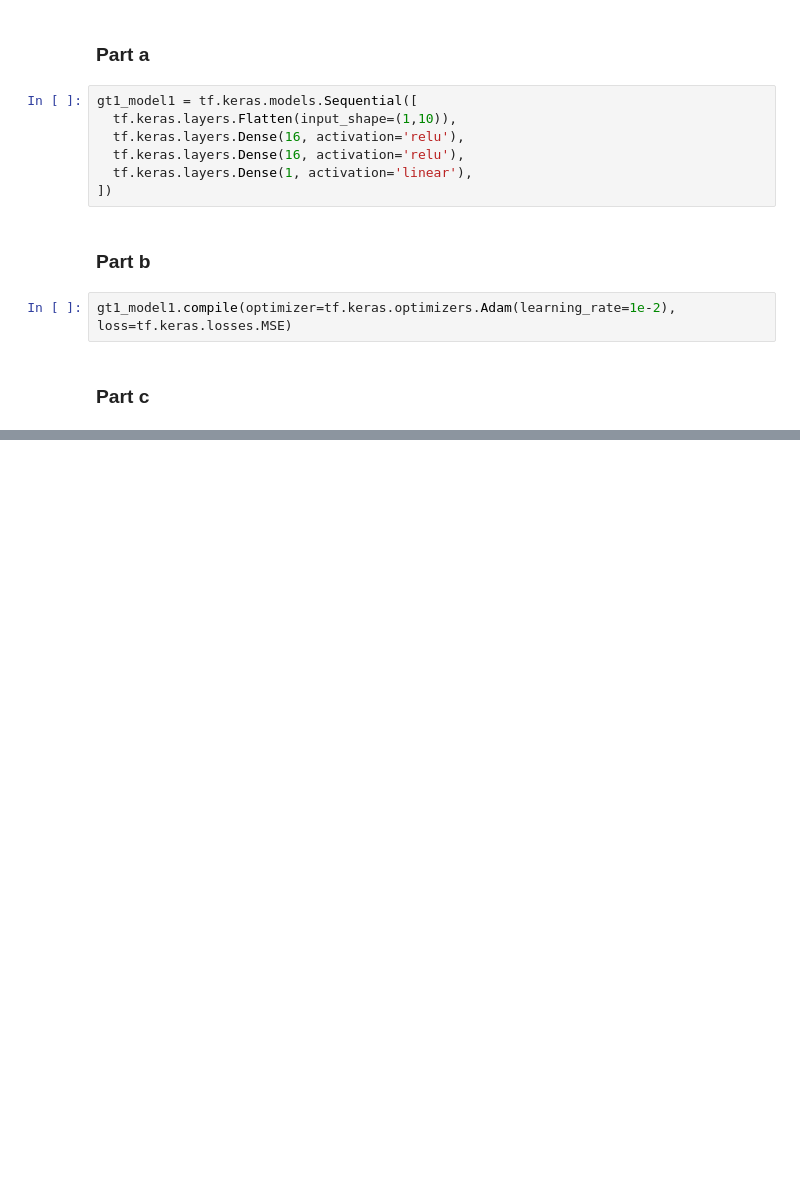
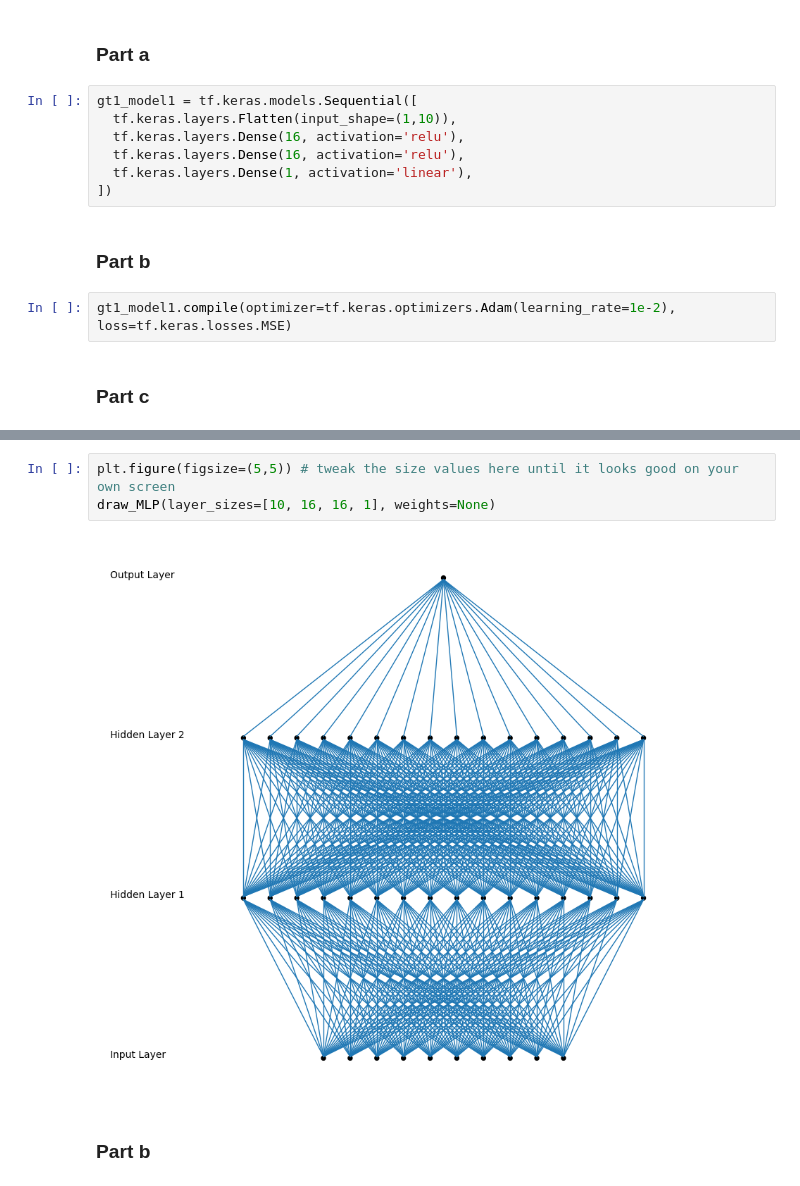
Before and after one commit to anaconda121/Deep-Learning, a Jupyter notebook: Tensorflow/Regression_Mini_Project.ipynb, the cells around one changed output, grey strips where cells are left out. Drawn from its saved outputs; the diff is of its cells as text; blank space fills up the shorter version.

```diff
--- a/Tensorflow/Regression_Mini_Project.ipynb
+++ b/Tensorflow/Regression_Mini_Project.ipynb
@@ -82,0 +202,7 @@ Epoch 100/100
+# %%
+plt.figure(figsize=(5,5)) # tweak the size values here until it looks good on your own screen
+draw_MLP(layer_sizes=[10, 16, 16, 1], weights=None)
+# %% [output]
+[figure, added]
+# %% [markdown]
+### Part b
```
Also changed, not shown: parts of 35 cells of this notebook.
